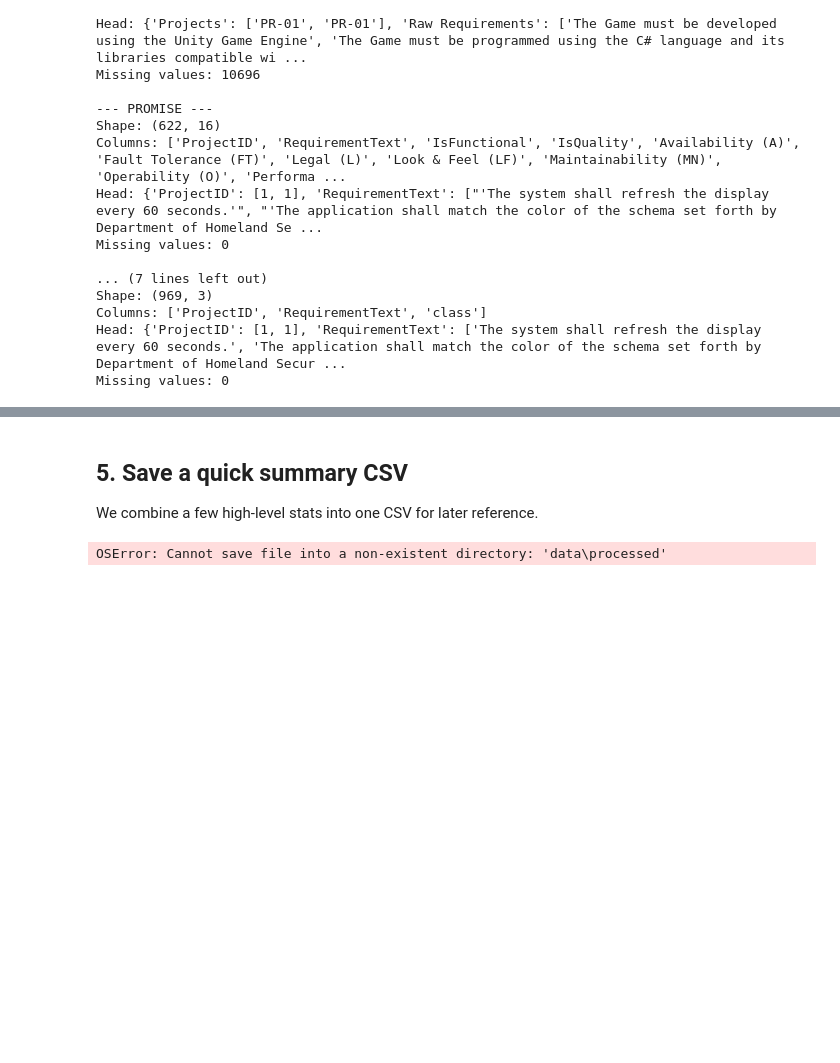
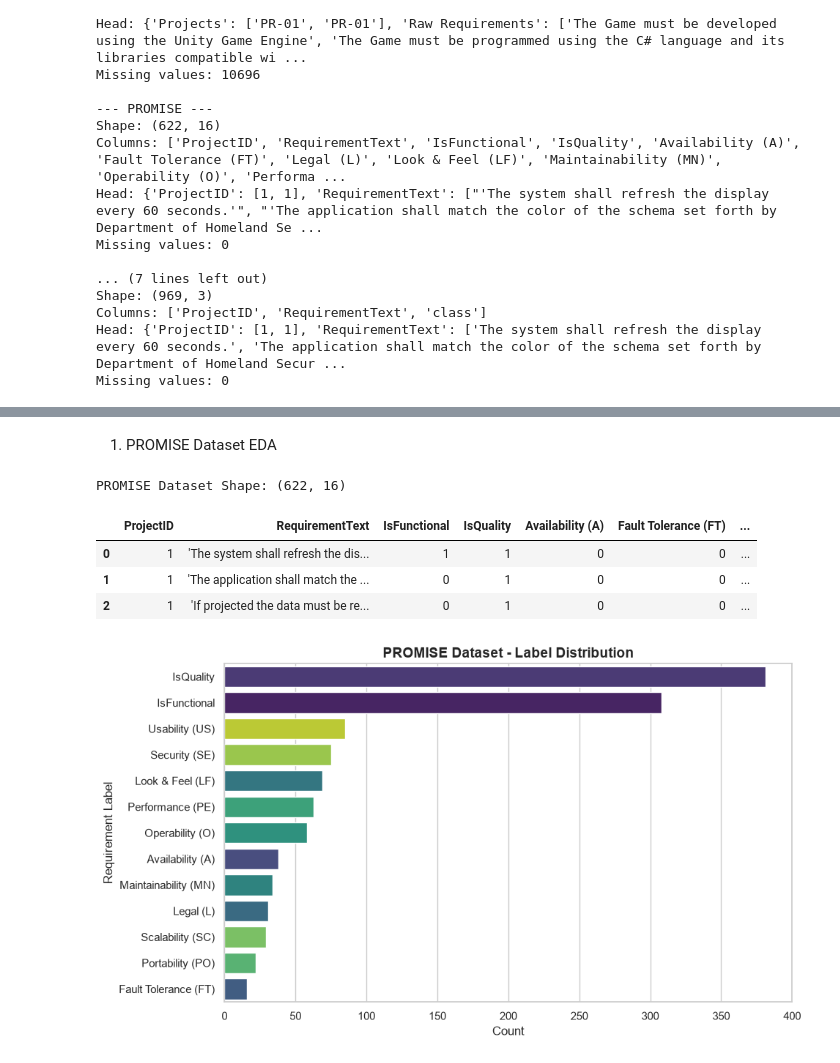
Before and after one commit to egbertbritannia-cpu/rbl-requirements-classification, a Jupyter notebook: notebooks/01-EDA.ipynb, the cells around one changed output, grey strips where cells are left out. Saved outputs shown, nothing was run; the diff lists cells and outputs as text; code cells hidden in the pictures; blank space fills up the shorter version.

```diff
--- a/notebooks/01-EDA.ipynb
+++ b/notebooks/01-EDA.ipynb
@@ -108,10 +3,14 @@ Passing `palette` without assigning `hue` is deprecated and will be removed in v
 
 This notebook loads the four raw data sources, shows basic statistics, class distribution, missing values, and some visualisations.
 # %%
-import pandas as pd, numpy as np
+import pandas as pd
+import numpy as np
 import matplotlib.pyplot as plt
 import seaborn as sns
-%matplotlib inline
+from IPython.display import display
+
+# Cài đặt style chung cho seaborn
+sns.set_theme(style="whitegrid")
 # %% [markdown]
 ## 1. Load the datasets
 # %%
@@ -256,20 +55,31 @@ max     49.000000
-# %% [markdown]
-## 5. Save a quick summary CSV
-We combine a few high‑level stats into one CSV for later reference.
-# %%
-summary_rows = []
-for name, df in datasets.items():
-    label_col = get_label_col(df)
-    label_counts = df[label_col].value_counts().to_dict() if label_col else {}
-    summary_rows.append({
-        'dataset': name,
-        'rows': df.shape[0],
-        'columns': df.shape[1],
-        'missing': df.isnull().sum().sum(),
-        **label_counts
-    })
-summary_df = pd.DataFrame(summary_rows)
-summary_df.to_csv('data/processed/dataset_summary.csv', index=False)
-print('Saved summary to data/processed/dataset_summary.csv')
-# %% [output]
-OSError: Cannot save file into a non-existent directory: 'data\processed'
+# %% [markdown]
+1. PROMISE Dataset EDA
+# %%
+promise_path = '../data/raw/PROMISE-relabeled-NICE.csv'
+df_promise = pd.read_csv(promise_path)
+
+print("PROMISE Dataset Shape:", df_promise.shape)
+display(df_promise.head(3))
+
+# PROMISE có nhiều cột nhãn (mỗi cột là 0 hoặc 1)
+ignore_cols = ['ProjectID', 'RequirementText']
+label_cols = [c for c in df_promise.columns if c not in ignore_cols]
+
+# Melt dataframe để đếm tổng bằng countplot
+df_promise_melted = df_promise.melt(value_vars=label_cols, var_name='Label', value_name='Present')
+df_promise_melted = df_promise_melted[df_promise_melted['Present'] == 1]
+
+plt.figure(figsize=(10, 6))
+order = df_promise_melted['Label'].value_counts().index
+sns.countplot(data=df_promise_melted, y='Label', order=order, palette="viridis", hue='Label', legend=False)
+plt.title('PROMISE Dataset - Label Distribution', fontsize=14, fontweight='bold')
+plt.xlabel('Count')
+plt.ylabel('Requirement Label')
+plt.show()
+# %% [output]
+PROMISE Dataset Shape: (622, 16)
+|  | ProjectID | RequirementText | IsFunctional | IsQuality | Availability (A) | Fault Tolerance (FT) | ... |
+| 0 | 1 | 'The system shall refresh the dis... | 1 | 1 | 0 | 0 | ... |
+| 1 | 1 | 'The application shall match the ... | 0 | 1 | 0 | 0 | ... |
+| 2 | 1 | 'If projected the data must be re... | 0 | 1 | 0 | 0 | ... |
+[figure, added]
```
Also changed, not shown: parts of 15 cells of this notebook, 18 other files.
